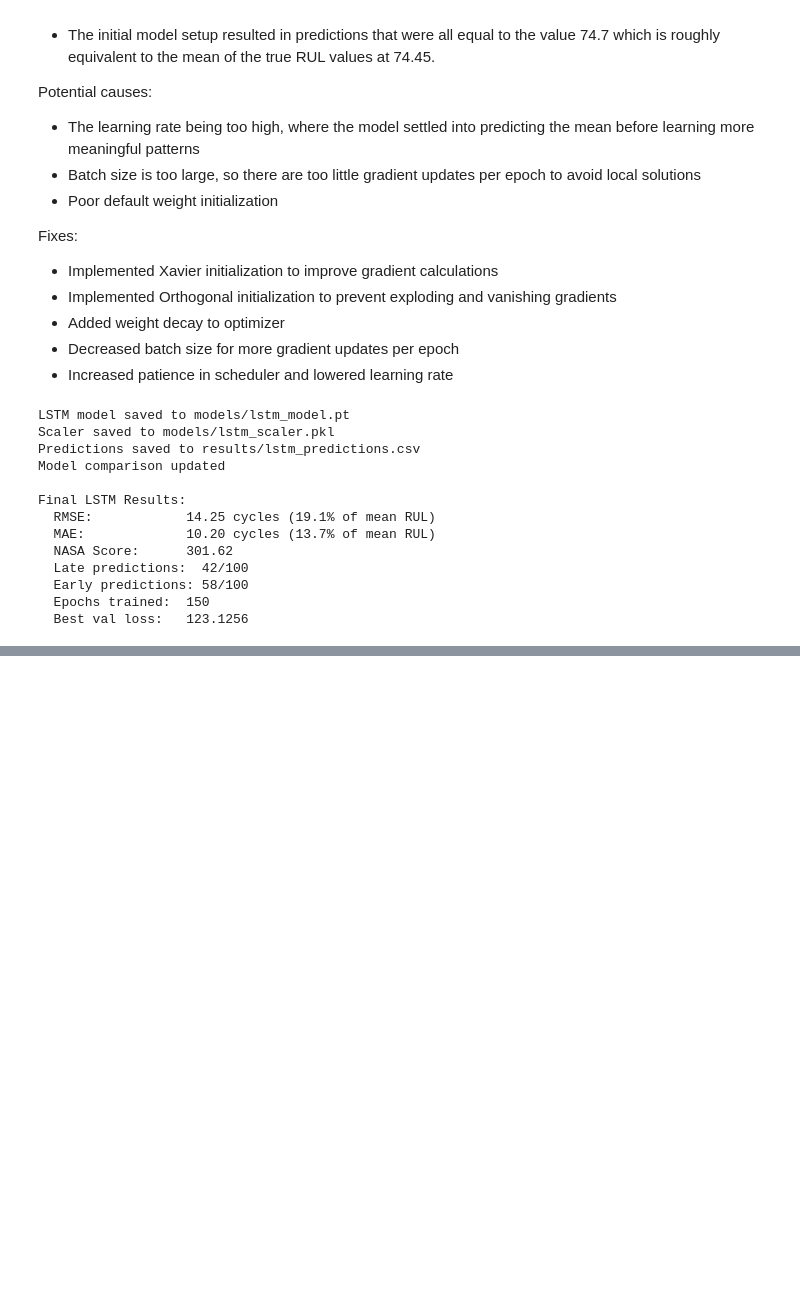
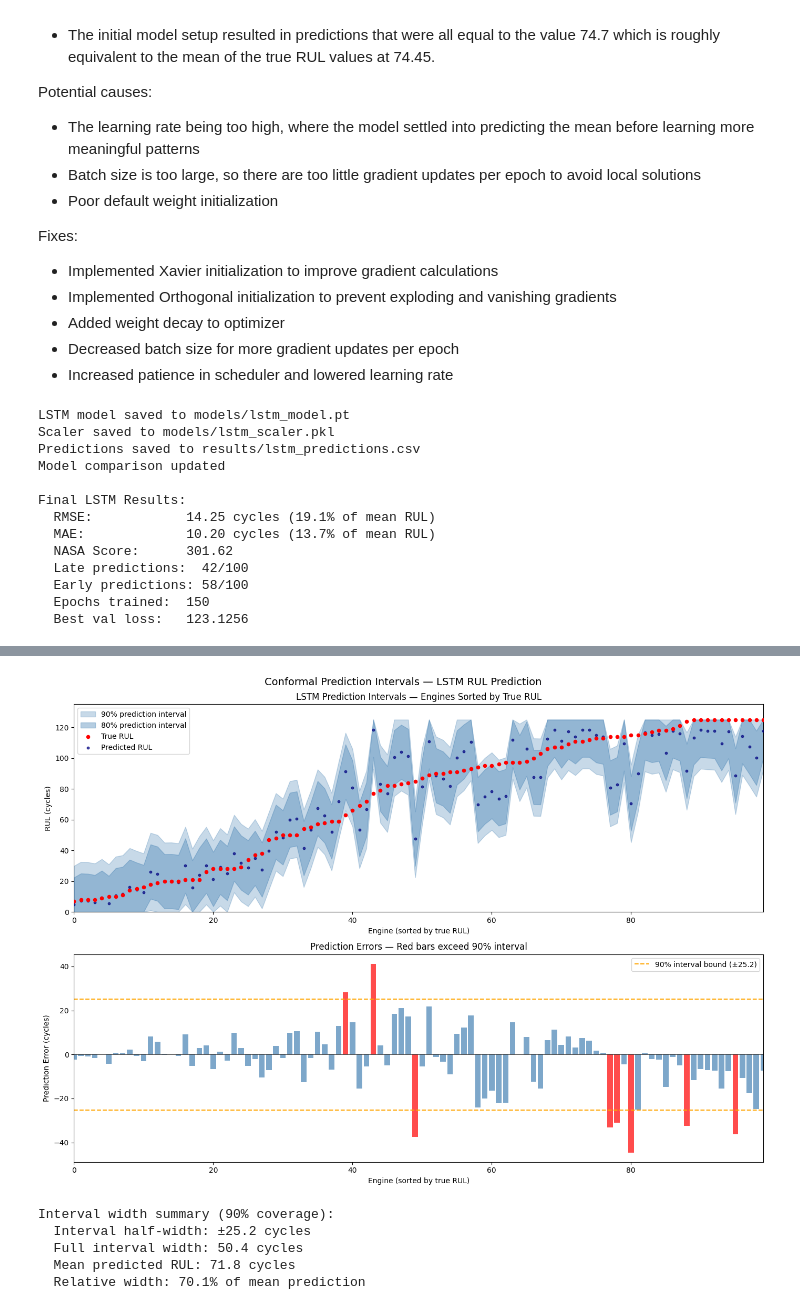
Before and after one commit to alext111/CMAPSS-Predictive-Maintenance, a Jupyter notebook: notebooks/03_lstm_model.ipynb, the cells around one changed output, grey strips where cells are left out. Saved outputs shown, nothing was run; the diff lists cells and outputs as text; code cells hidden in the pictures; blank space fills up the shorter version.

Commit message:
feat: add uncertainty quantification to LSTM notebook

```diff
--- a/notebooks/03_lstm_model.ipynb
+++ b/notebooks/03_lstm_model.ipynb
@@ -91,8 +91,8 @@ print("Features used:", feature_cols)
 print("Feature count:", len(feature_cols))
 
 # Apply RUL cap
-CAP = 125
-df['RUL'] = df['RUL'].clip(upper=CAP)
+cap = 125
+df['RUL'] = df['RUL'].clip(upper=cap)
 
 # Sort correctly
 df = df.sort_values(['engine_id', 'cycle']).reset_index(drop=True)
@@ -516,7 +516,7 @@ Training and validation loss are recorded each epoch and plotted afterward to vi
 # %%
 # Training configuration
 EPOCHS = 150
-EARLY_STOPPING_PATIENCE = 25
+EARLY_STOPPING_PATIENCE = 40
 
 # Tracking variables
 train_losses = []
@@ -546,8 +546,7 @@ for epoch in range(EPOCHS):
         optimizer.zero_grad()  # clear gradients from previous batch
         loss.backward()        # compute new gradients
 
-        # Clip gradients to prevent exploding gradients
-        # a common issue with RNNs on longer sequences
+        # Clip gradients to prevent exploding gradients and help stabilize training
         torch.nn.utils.clip_grad_norm_(model.parameters(), max_norm=1.0)
 
         # Update weights using computed gradients
@@ -891,0 +1042,69 @@ Final LSTM Results:
+# %%
+# Visualize prediction intervals for all 100 test engines
+fig, axes = plt.subplots(2, 1, figsize=(14, 10))
+
+# Sort by true RUL for cleaner visualization
+sort_idx = np.argsort(y_test)
+true_sorted = y_test[sort_idx]
+pred_sorted = y_pred_lstm[sort_idx]
+
+q90 = quantiles[0.90]
+q80 = quantiles[0.80]
+
+# Top plot: prediction intervals
+axes[0].fill_between(
+    range(100),
+    np.maximum(0, pred_sorted - q90),
+    np.minimum(125, pred_sorted + q90),
+    alpha=0.3, color='steelblue', label='90% prediction interval'
+)
+axes[0].fill_between(
+    range(100),
+    np.maximum(0, pred_sorted - q80),
+    np.minimum(125, pred_sorted + q80),
+    alpha=0.4, color='steelblue', label='80% prediction interval'
+)
+axes[0].scatter(range(100), true_sorted, color='red', s=20,
+                zorder=5, label='True RUL')
+axes[0].scatter(range(100), pred_sorted, color='navy', s=10,
+                zorder=4, label='Predicted RUL', alpha=0.7)
+axes[0].set_xlabel('Engine (sorted by true RUL)')
+axes[0].set_ylabel('RUL (cycles)')
+axes[0].set_title('LSTM Prediction Intervals — Engines Sorted by True RUL')
+axes[0].legend()
+axes[0].set_xlim(0, 99)
+axes[0].set_ylim(0, 135)
+
+# Bottom plot: error distribution with interval bounds
+errors = pred_sorted - true_sorted
+axes[1].bar(range(100), errors, color=[
+    'red' if abs(e) > q90 else 'steelblue' for e in errors
+], alpha=0.7)
+axes[1].axhline(y=q90, color='orange', linestyle='--',
+                linewidth=1.5, label=f'90% interval bound (±{q90:.1f})')
+axes[1].axhline(y=-q90, color='orange', linestyle='--', linewidth=1.5)
+axes[1].axhline(y=0, color='black', linewidth=0.5)
+axes[1].set_xlabel('Engine (sorted by true RUL)')
+axes[1].set_ylabel('Prediction Error (cycles)')
+axes[1].set_title('Prediction Errors — Red bars exceed 90% interval')
+axes[1].legend()
+axes[1].set_xlim(0, 99)
+
+plt.suptitle('Conformal Prediction Intervals — LSTM RUL Prediction',
+             fontsize=14)
+plt.tight_layout()
+plt.show()
+
+# Summary statistics for intervals
+print("Interval width summary (90% coverage):")
+print(f"  Interval half-width: ±{q90:.1f} cycles")
+print(f"  Full interval width: {q90*2:.1f} cycles")
+print(f"  Mean predicted RUL: {y_pred_lstm.mean():.1f} cycles")
+print(f"  Relative width: {(q90*2/y_pred_lstm.mean()*100):.1f}% of mean prediction")
+# %% [output]
+[figure, added]
+Interval width summary (90% coverage):
+  Interval half-width: ±25.2 cycles
+  Full interval width: 50.4 cycles
+  Mean predicted RUL: 71.8 cycles
+  Relative width: 70.1% of mean prediction
```
Also changed, not shown: parts of 10 cells of this notebook.
